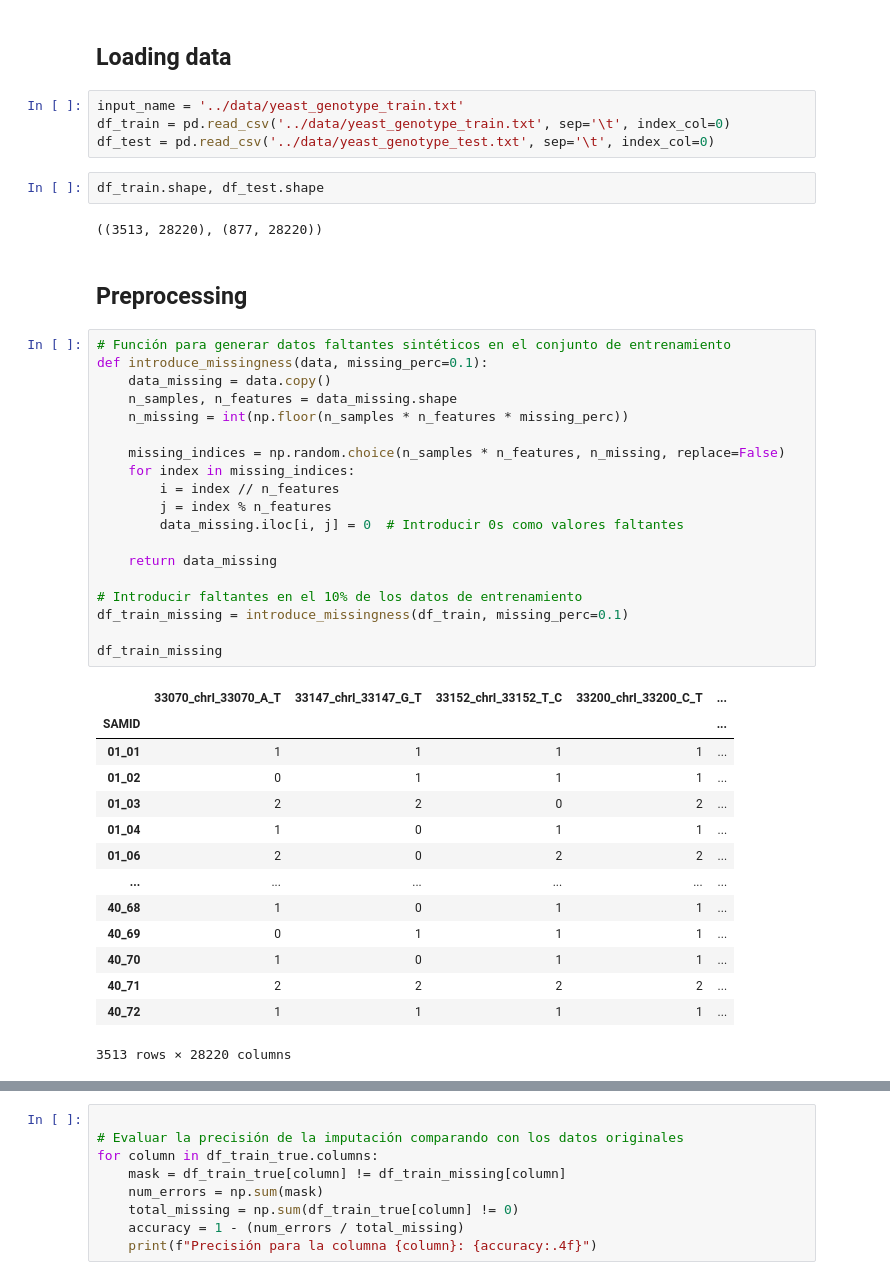
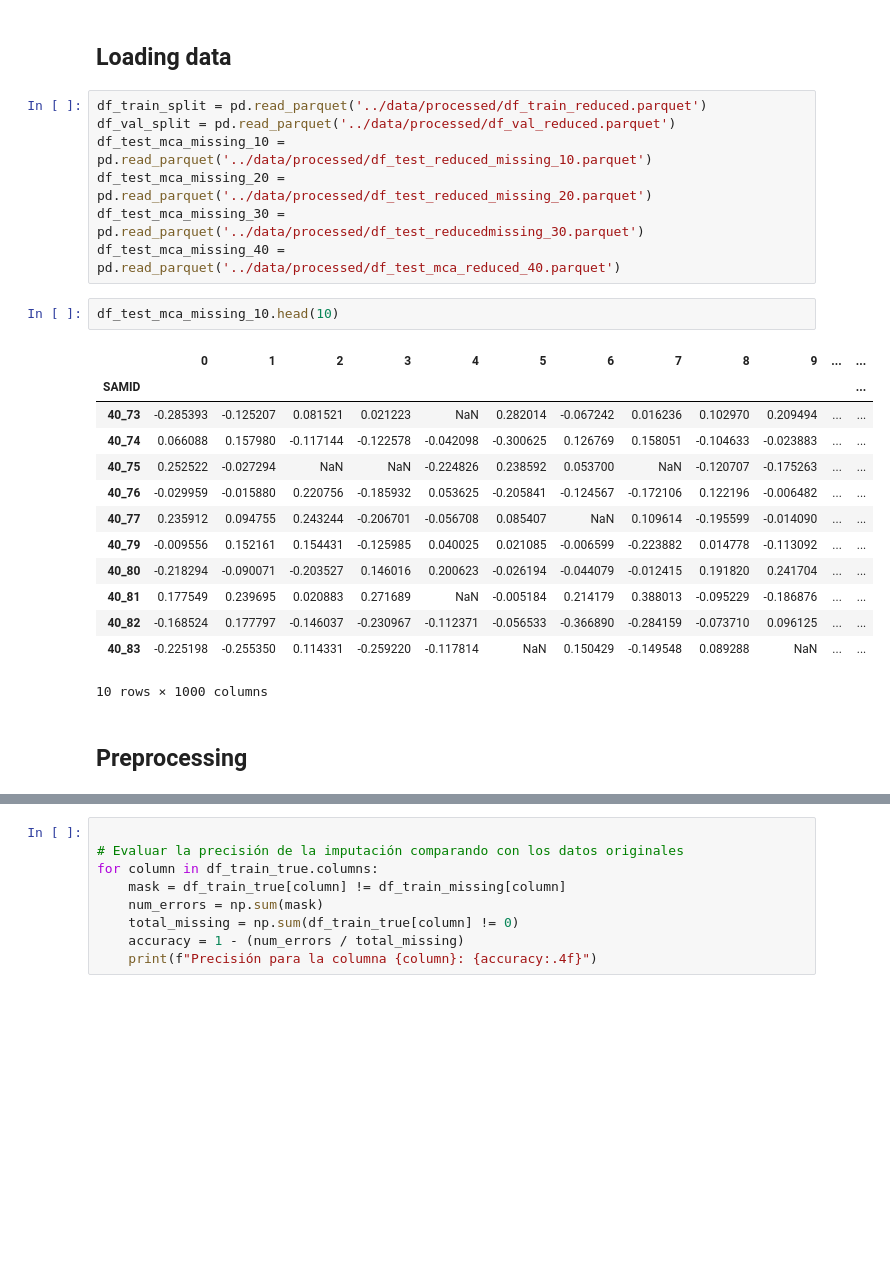
Before and after one commit to celiacl/ML_yeast_dna_imputation, a Jupyter notebook: notebooks/XGBoost_yeast.ipynb, the cells around one changed output, grey strips where cells are left out. Drawn from its saved outputs; the diff is of its cells as text; blank space fills up the shorter version.

```diff
--- a/notebooks/XGBoost_yeast.ipynb
+++ b/notebooks/XGBoost_yeast.ipynb
@@ -24,48 +19,29 @@ np.random.seed(seed=28213)
 # Dataset
 # %% [markdown]
 ## Loading data
-# %%
-input_name = '../data/yeast_genotype_train.txt'
-df_train = pd.read_csv('../data/yeast_genotype_train.txt', sep='\t', index_col=0)
-df_test = pd.read_csv('../data/yeast_genotype_test.txt', sep='\t', index_col=0)
-# %%
-df_train.shape, df_test.shape
-# %% [output]
-((3513, 28220), (877, 28220))
+# %%
+df_train_split = pd.read_parquet('../data/processed/df_train_reduced.parquet')
+df_val_split = pd.read_parquet('../data/processed/df_val_reduced.parquet')
+df_test_mca_missing_10 = pd.read_parquet('../data/processed/df_test_reduced_missing_10.parquet')
+df_test_mca_missing_20 = pd.read_parquet('../data/processed/df_test_reduced_missing_20.parquet')
+df_test_mca_missing_30 = pd.read_parquet('../data/processed/df_test_reducedmissing_30.parquet')
+df_test_mca_missing_40 = pd.read_parquet('../data/processed/df_test_mca_reduced_40.parquet')
+# %%
+df_test_mca_missing_10.head(10)
+# %% [output]
+|  | 0 | 1 | 2 | 3 | 4 | 5 | 6 | 7 | 8 | 9 | ... | ... |
+| SAMID |  |  |  |  |  |  |  |  |  |  |  | ... |
+| 40_73 | -0.285393 | -0.125207 | 0.081521 | 0.021223 | NaN | 0.282014 | -0.067242 | 0.016236 | 0.102970 | 0.209494 | ... | ... |
+| 40_74 | 0.066088 | 0.157980 | -0.117144 | -0.122578 | -0.042098 | -0.300625 | 0.126769 | 0.158051 | -0.104633 | -0.023883 | ... | ... |
+| 40_75 | 0.252522 | -0.027294 | NaN | NaN | -0.224826 | 0.238592 | 0.053700 | NaN | -0.120707 | -0.175263 | ... | ... |
+| 40_76 | -0.029959 | -0.015880 | 0.220756 | -0.185932 | 0.053625 | -0.205841 | -0.124567 | -0.172106 | 0.122196 | -0.006482 | ... | ... |
+| 40_77 | 0.235912 | 0.094755 | 0.243244 | -0.206701 | -0.056708 | 0.085407 | NaN | 0.109614 | -0.195599 | -0.014090 | ... | ... |
+| 40_79 | -0.009556 | 0.152161 | 0.154431 | -0.125985 | 0.040025 | 0.021085 | -0.006599 | -0.223882 | 0.014778 | -0.113092 | ... | ... |
+| 40_80 | -0.218294 | -0.090071 | -0.203527 | 0.146016 | 0.200623 | -0.026194 | -0.044079 | -0.012415 | 0.191820 | 0.241704 | ... | ... |
+| 40_81 | 0.177549 | 0.239695 | 0.020883 | 0.271689 | NaN | -0.005184 | 0.214179 | 0.388013 | -0.095229 | -0.186876 | ... | ... |
+| 40_82 | -0.168524 | 0.177797 | -0.146037 | -0.230967 | -0.112371 | -0.056533 | -0.366890 | -0.284159 | -0.073710 | 0.096125 | ... | ... |
+| 40_83 | -0.225198 | -0.255350 | 0.114331 | -0.259220 | -0.117814 | NaN | 0.150429 | -0.149548 | 0.089288 | NaN | ... | ... |
+10 rows × 1000 columns
 # %% [markdown]
 ## Preprocessing
-# %%
-# Función para generar datos faltantes sintéticos en el conjunto de entrenamiento
-def introduce_missingness(data, missing_perc=0.1):
-    data_missing = data.copy()
-    n_samples, n_features = data_missing.shape
-    n_missing = int(np.floor(n_samples * n_features * missing_perc))
-
-    missing_indices = np.random.choice(n_samples * n_features, n_missing, replace=False)
-    for index in missing_indices:
-        i = index // n_features
-        j = index % n_features
-        data_missing.iloc[i, j] = 0  # Introducir 0s como valores faltantes
-
-    return data_missing
-
-# Introducir faltantes en el 10% de los datos de entrenamiento
-df_train_missing = introduce_missingness(df_train, missing_perc=0.1)
-
-df_train_missing
-# %% [output]
-|  | 33070_chrI_33070_A_T | 33147_chrI_33147_G_T | 33152_chrI_33152_T_C | 33200_chrI_33200_C_T | ... |
-| SAMID |  |  |  |  | ... |
-| 01_01 | 1 | 1 | 1 | 1 | ... |
-| 01_02 | 0 | 1 | 1 | 1 | ... |
-| 01_03 | 2 | 2 | 0 | 2 | ... |
-| 01_04 | 1 | 0 | 1 | 1 | ... |
-| 01_06 | 2 | 0 | 2 | 2 | ... |
-| ... | ... | ... | ... | ... | ... |
-| 40_68 | 1 | 0 | 1 | 1 | ... |
-| 40_69 | 0 | 1 | 1 | 1 | ... |
-| 40_70 | 1 | 0 | 1 | 1 | ... |
-| 40_71 | 2 | 2 | 2 | 2 | ... |
-| 40_72 | 1 | 1 | 1 | 1 | ... |
-3513 rows × 28220 columns
 # %%
```
Also changed, not shown: parts of 2 cells of this notebook, 7 other files.
